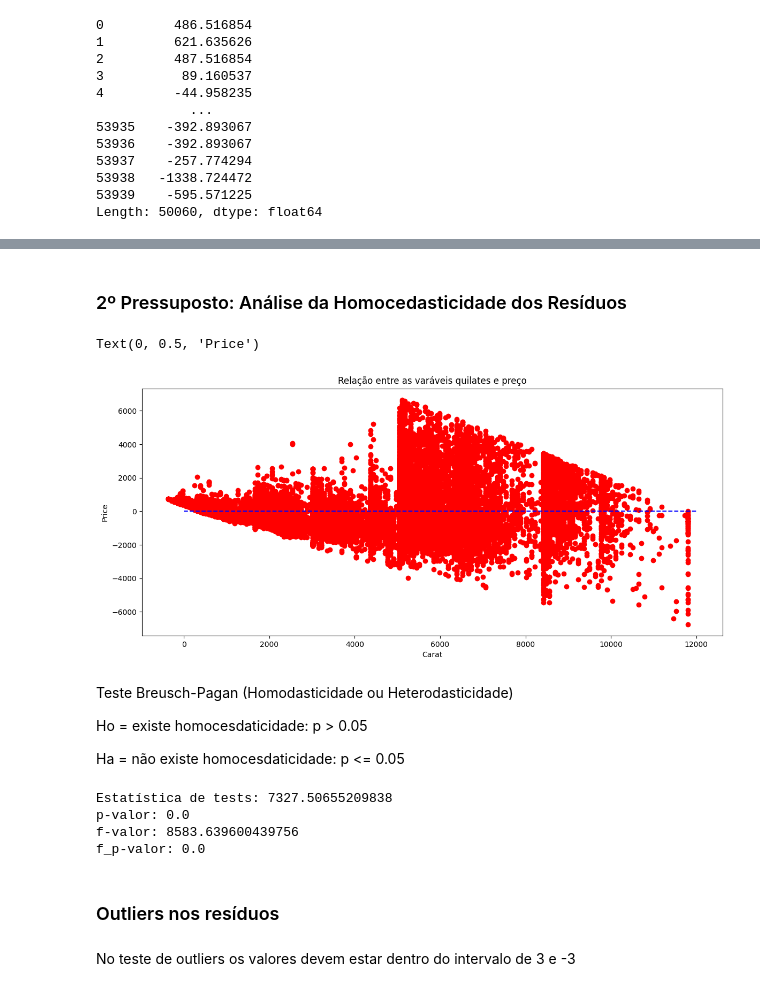
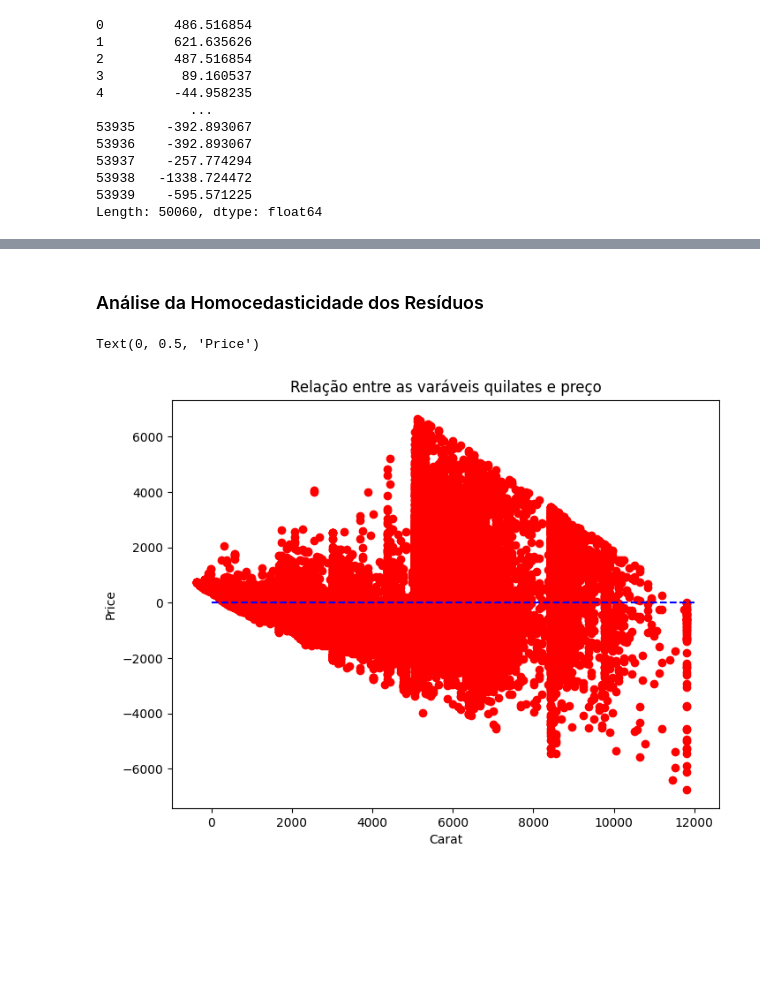
Before and after one commit to DouglasPiasente/Statistics_and_Data_Science, a Jupyter notebook: Diamonds_Price/diamonds_price.ipynb, the cells around one changed output, grey strips where cells are left out. Cells and saved outputs as stored; diff of their text form; code cells hidden in the pictures; blank space fills up the shorter version.

Commit message:
alterações do modelo de diamantes

```diff
--- a/Diamonds_Price/diamonds_price.ipynb
+++ b/Diamonds_Price/diamonds_price.ipynb
@@ -267,31 +340,13 @@ plt.show()
 # %% [markdown]
-### 2º Pressuposto: Análise da Homocedasticidade dos Resíduos
+###  Análise da Homocedasticidade dos Resíduos
 # %%
-plt.figure(figsize=(14, 6))
+plt.figure(figsize=(8, 6))
 
 plt.scatter(y=residuos, x=regressao.predict(), color='red')
 plt.hlines(y=0, xmin=0, xmax=12000, linestyle='--', color='blue')
 plt.title('Relação entre as varáveis quilates e preço')
 plt.xlabel('Carat')
 plt.ylabel('Price')
 # %% [output]
 Text(0, 0.5, 'Price')
-[figure, old version]
+[figure, new version]
-# %% [markdown]
-Teste Breusch-Pagan (Homodasticidade ou Heterodasticidade)
-
-Ho = existe homocesdaticidade: p > 0.05
-
-Ha = não existe homocesdaticidade: p <= 0.05
-# %%
-estatistica, p, f, fp = sms.het_breuschpagan(regressao.resid, regressao.model.exog)
-print(f'Estatística de tests: {estatistica} \np-valor: {p} \nf-valor: {f} \nf_p-valor: {fp}')
-# %% [output]
-Estatística de tests: 7327.50655209838
-p-valor: 0.0
-f-valor: 8583.639600439756
-f_p-valor: 0.0
-# %% [markdown]
-### Outliers nos resíduos
-# %% [markdown]
-No teste de outliers os valores devem estar dentro do intervalo de 3 e -3
```
Also changed, not shown: parts of 38 cells of this notebook.
